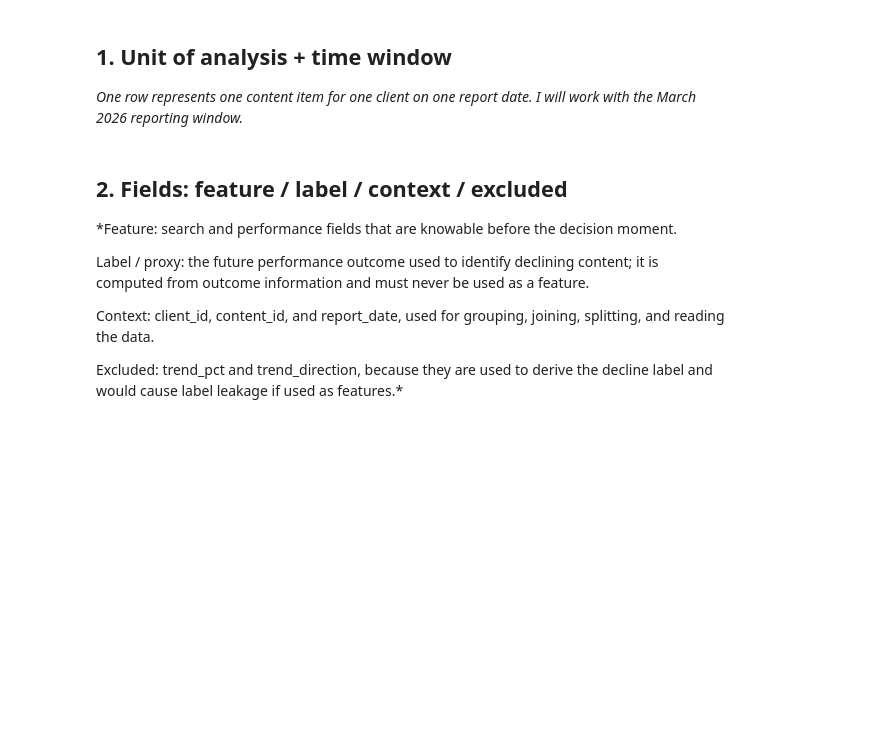
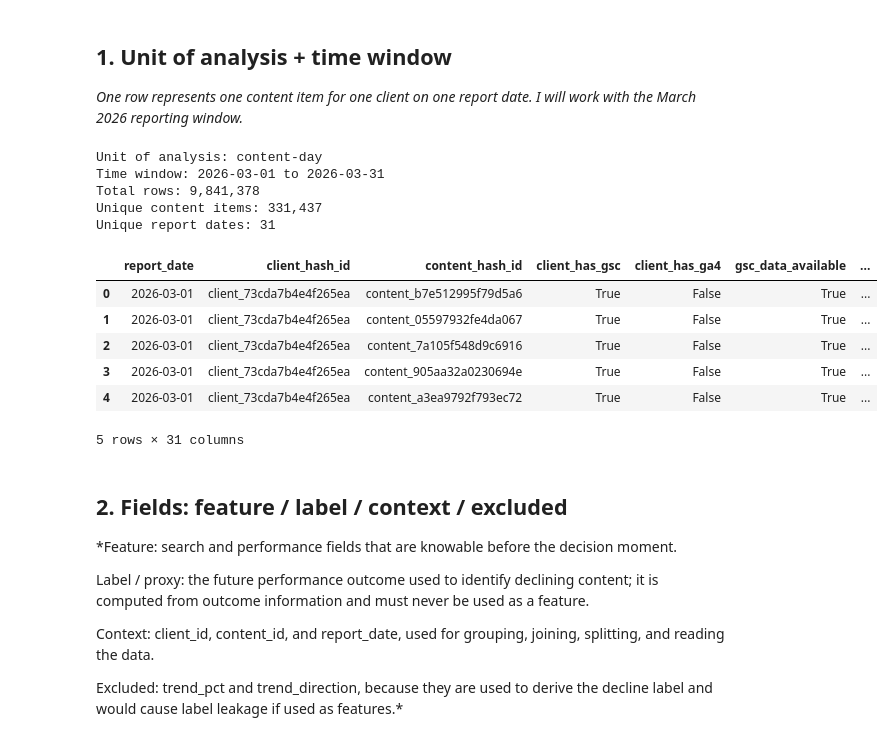
Before and after one commit to moham882/FLYRANK_ML_INTENSHIP, a Jupyter notebook: work/notebooks/w03_data_contract.ipynb, the cells around one changed output. Drawn from its saved outputs; the diff is of its cells as text; code cells hidden in the pictures; blank space fills up the shorter version.

```diff
--- a/work/notebooks/w03_data_contract.ipynb
+++ b/work/notebooks/w03_data_contract.ipynb
@@ -34,8 +34,37 @@ Hugging Face authentication configured.
 
 *One row represents one content item for one client on one report date. I will work with the March 2026 reporting window.*
 # %%
-# This cell is for CODE (numbers, a query, a check).
-# Write your text answer in the cell ABOVE this one — typing sentences here breaks Run All.
+# Unit of analysis + time window
+
+START_DATE = '2026-03-01'
+END_DATE = '2026-03-31'
+
+df = con.execute(f"""
+    SELECT *
+    FROM {REL}
+    WHERE report_date BETWEEN '{START_DATE}' AND '{END_DATE}'
+""").df()
+
+print("Unit of analysis: content-day")
+print("Time window: 2026-03-01 to 2026-03-31")
+print(f"Total rows: {len(df):,}")
+print(f"Unique content items: {df['content_hash_id'].nunique():,}")
+print(f"Unique report dates: {df['report_date'].nunique():,}")
+
+display(df.head())
+# %% [output]
+Unit of analysis: content-day
+Time window: 2026-03-01 to 2026-03-31
+Total rows: 9,841,378
+Unique content items: 331,437
+Unique report dates: 31
+|  | report_date | client_hash_id | content_hash_id | client_has_gsc | client_has_ga4 | gsc_data_available | ... |
+| 0 | 2026-03-01 | client_73cda7b4e4f265ea | content_b7e512995f79d5a6 | True | False | True | ... |
+| 1 | 2026-03-01 | client_73cda7b4e4f265ea | content_05597932fe4da067 | True | False | True | ... |
+| 2 | 2026-03-01 | client_73cda7b4e4f265ea | content_7a105f548d9c6916 | True | False | True | ... |
+| 3 | 2026-03-01 | client_73cda7b4e4f265ea | content_905aa32a0230694e | True | False | True | ... |
+| 4 | 2026-03-01 | client_73cda7b4e4f265ea | content_a3ea9792f793ec72 | True | False | True | ... |
+5 rows × 31 columns
 # %% [markdown]
 ## 2. Fields: feature / label / context / excluded
 
```
Also changed, not shown: parts of 1 cell of this notebook.
